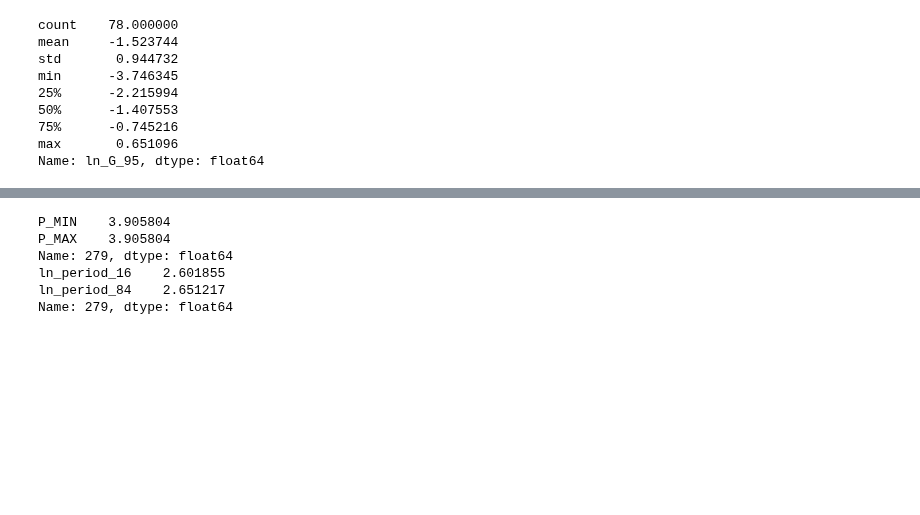
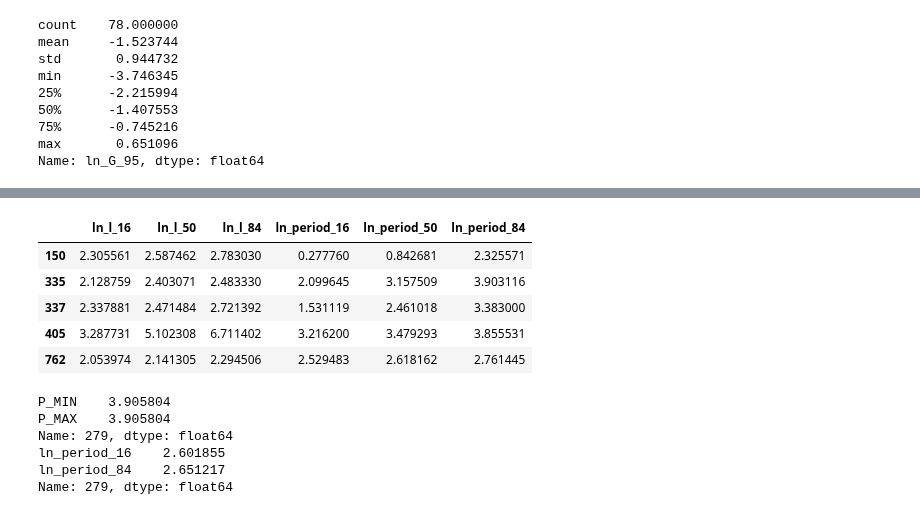
Before and after one commit to RuthAngus/GProtation, a Jupyter notebook: notebooks_tdm/summary.ipynb, the cells around one changed output, grey strips where cells are left out. Cells and saved outputs as stored; diff of their text form; code cells hidden in the pictures; blank space fills up the shorter version.

```diff
--- a/notebooks_tdm/summary.ipynb
+++ b/notebooks_tdm/summary.ipynb
@@ -393,3 +393,14 @@ plugins.connect(fig, tooltip)
+# %%
+q = 'ln_period_84 > ln_l_16'
+df.query(q)[['ln_l_16','ln_l_50','ln_l_84',
+             'ln_period_16','ln_period_50', 'ln_period_84']]
+# %% [output]
+|  | ln_l_16 | ln_l_50 | ln_l_84 | ln_period_16 | ln_period_50 | ln_period_84 |
+| 150 | 2.305561 | 2.587462 | 2.783030 | 0.277760 | 0.842681 | 2.325571 |
+| 335 | 2.128759 | 2.403071 | 2.483330 | 2.099645 | 3.157509 | 3.903116 |
+| 337 | 2.337881 | 2.471484 | 2.721392 | 1.531119 | 2.461018 | 3.383000 |
+| 405 | 3.287731 | 5.102308 | 6.711402 | 3.216200 | 3.479293 | 3.855531 |
+| 762 | 2.053974 | 2.141305 | 2.294506 | 2.529483 | 2.618162 | 2.761445 |
 # %%
 i = 279
 print(np.log(truth.ix[i, ['P_MIN','P_MAX']]))
```
Also changed, not shown: parts of 5 cells of this notebook, 1 other file.
